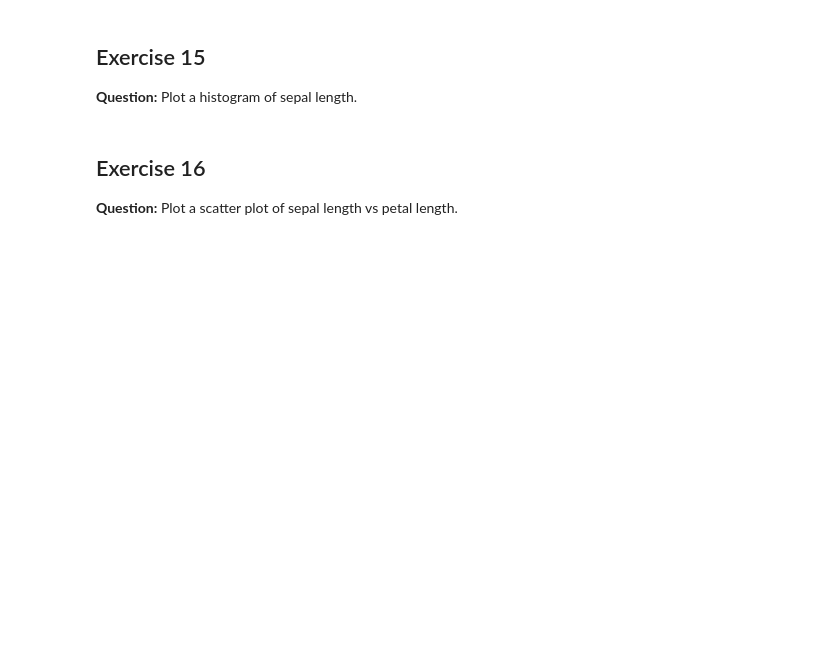
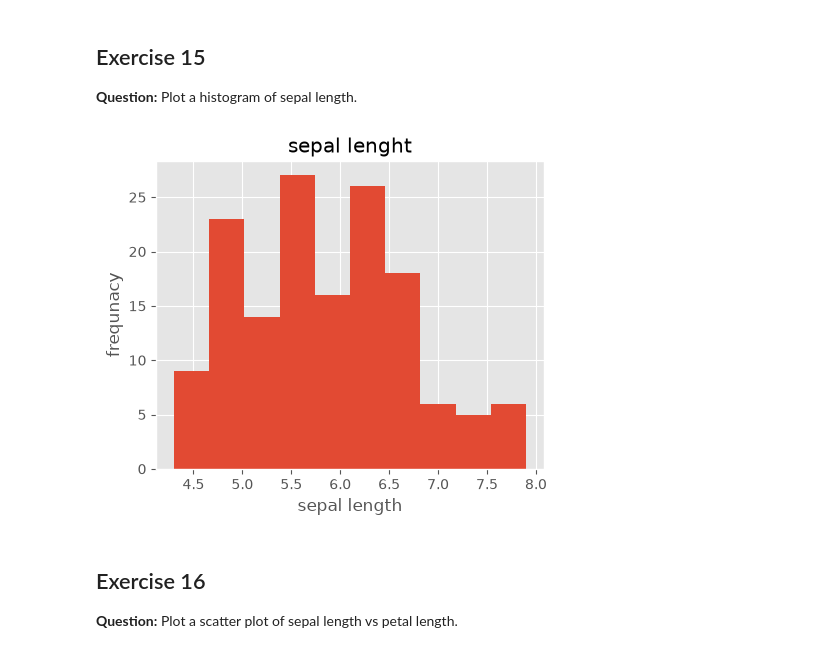
Before and after one commit to Sumit-Rajak99/Matplotlib-learning, a Jupyter notebook: Iris_Dataset_questions.ipynb, the cells around one changed output. Cells and saved outputs as stored; diff of their text form; code cells hidden in the pictures; blank space fills up the shorter version.

```diff
--- a/Iris_Dataset_questions.ipynb
+++ b/Iris_Dataset_questions.ipynb
@@ -95,6 +256,15 @@ NameError: name 'df' is not defined
 ## Exercise 15
 
 **Question:** Plot a histogram of sepal length.
+# %%
+plt.figure(figsize=(5,4))
+plt.hist(df['sepal length (cm)'])
+plt.title("sepal lenght")
+plt.xlabel("sepal length")
+plt.ylabel("frequnacy")
+plt.show()
+# %% [output]
+[figure, added]
 # %% [markdown]
 ## Exercise 16
 
```
Also changed, not shown: parts of 30 cells of this notebook.
